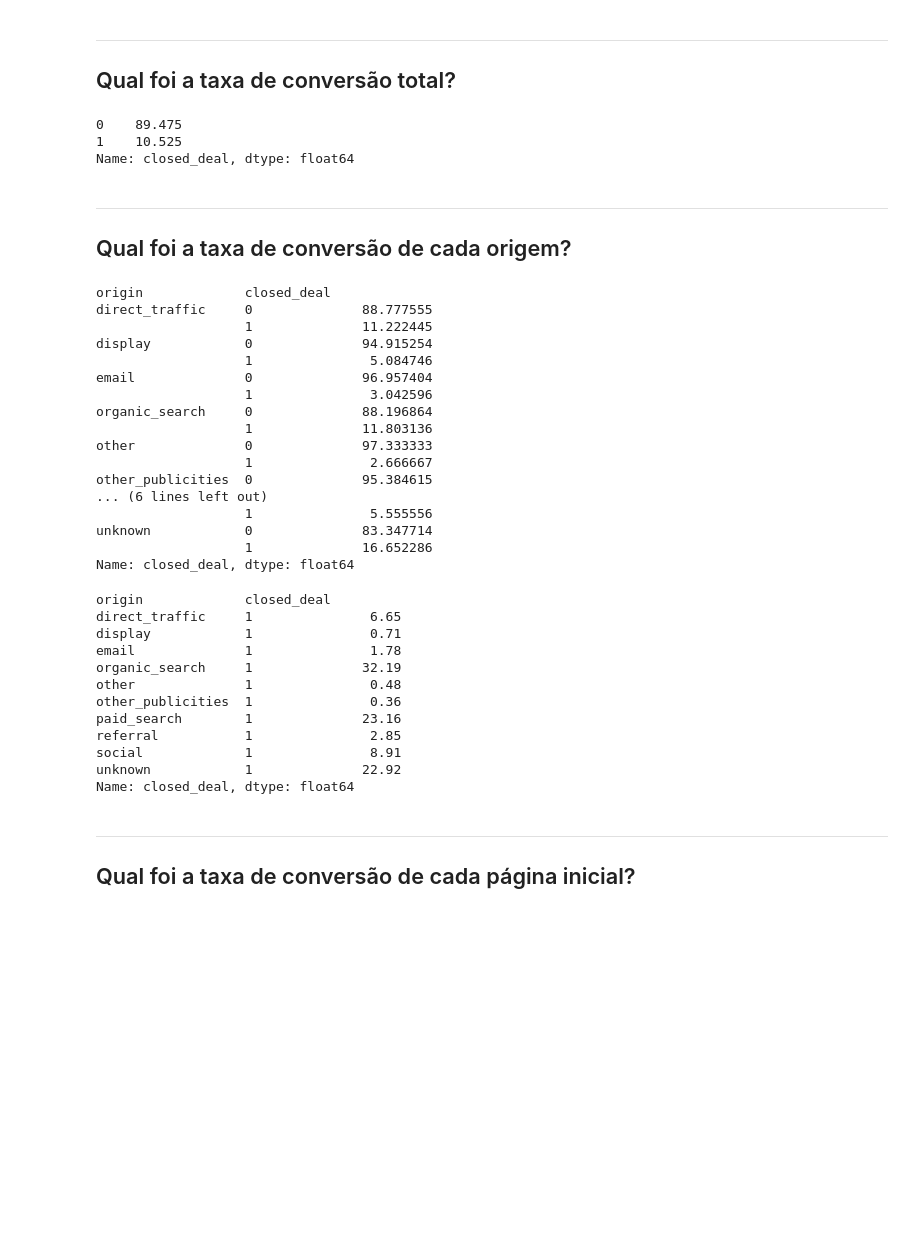
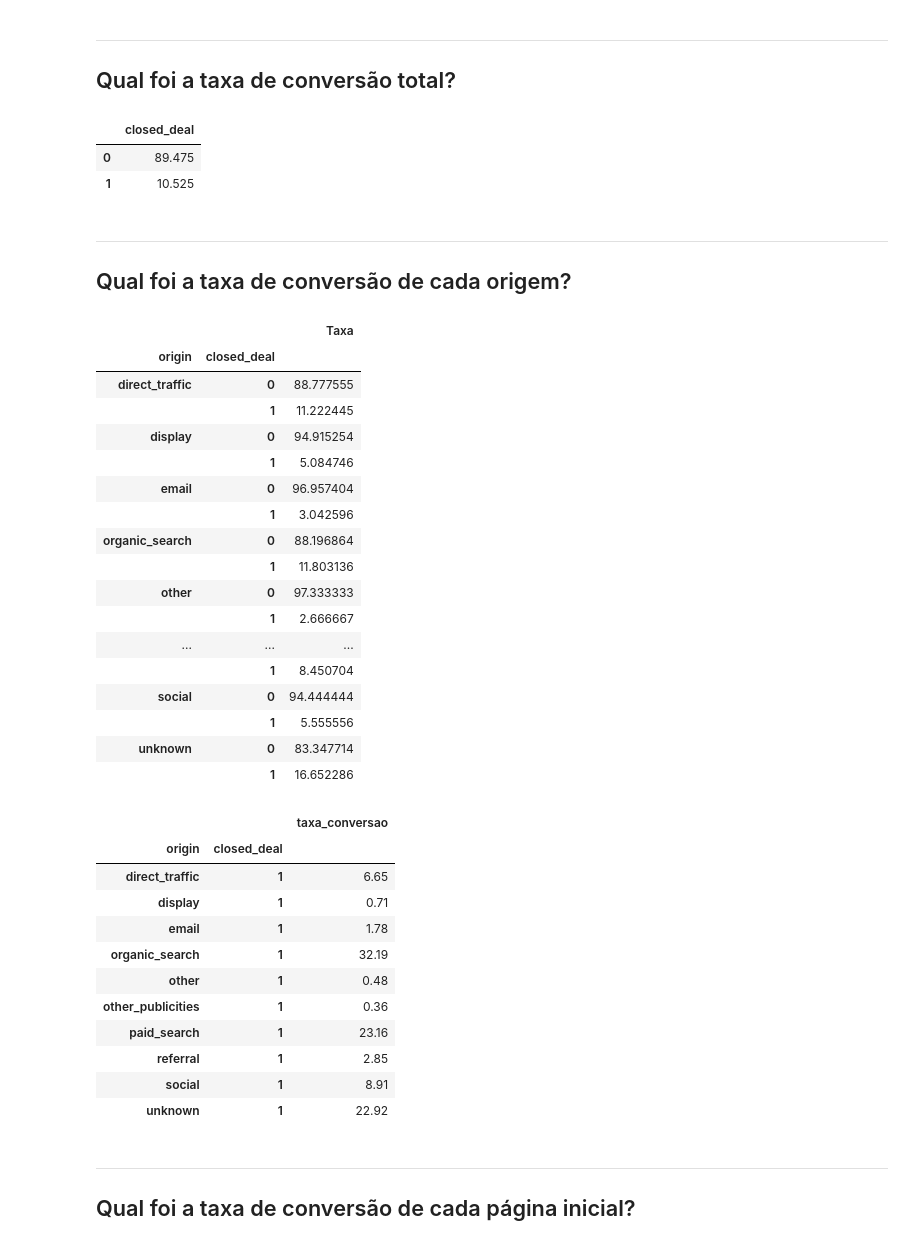
Before and after one commit to dehscardoso/projeto-lets-boti, a Jupyter notebook: olist_mkt_funnel/olist_mkt_funnel.ipynb, the cells around one changed output. Saved outputs shown, nothing was run; the diff lists cells and outputs as text; code cells hidden in the pictures; blank space fills up the shorter version.

```diff
--- a/olist_mkt_funnel/olist_mkt_funnel.ipynb
+++ b/olist_mkt_funnel/olist_mkt_funnel.ipynb
@@ -157,49 +157,52 @@ mqls_closed.head()
 ---
 ## Qual foi a taxa de conversão total?
 # %%
-mqls.closed_deal.value_counts(normalize=True)*100
+tx_conversao = mqls.closed_deal.value_counts(normalize=True)*100
+tx_conversao.to_frame()
 # %% [output]
-0    89.475
-1    10.525
-Name: closed_deal, dtype: float64
+|  | closed_deal |
+| 0 | 89.475 |
+| 1 | 10.525 |
 # %% [markdown]
 ---
 ## Qual foi a taxa de conversão de cada origem?
 # %%
-mqls.groupby('origin')['closed_deal'].value_counts(normalize=True)*100
+tx_origin = mqls.groupby('origin')['closed_deal'].value_counts(normalize=True)*100
+tx_origin.to_frame('Taxa')
 # %% [output]
-origin             closed_deal
-direct_traffic     0              88.777555
-                   1              11.222445
-display            0              94.915254
-                   1               5.084746
-email              0              96.957404
-                   1               3.042596
-organic_search     0              88.196864
-                   1              11.803136
-other              0              97.333333
-                   1               2.666667
-other_publicities  0              95.384615
-... (6 lines left out)
-                   1               5.555556
-unknown            0              83.347714
-                   1              16.652286
-Name: closed_deal, dtype: float64
+|  |  | Taxa |
+| origin | closed_deal |  |
+| direct_traffic | 0 | 88.777555 |
+|  | 1 | 11.222445 |
+| display | 0 | 94.915254 |
+|  | 1 | 5.084746 |
+| email | 0 | 96.957404 |
+|  | 1 | 3.042596 |
+| organic_search | 0 | 88.196864 |
+|  | 1 | 11.803136 |
+| other | 0 | 97.333333 |
+|  | 1 | 2.666667 |
+| ... | ... | ... |
+|  | 1 | 8.450704 |
+| social | 0 | 94.444444 |
+|  | 1 | 5.555556 |
+| unknown | 0 | 83.347714 |
+|  | 1 | 16.652286 |
 # %%
-mqls_closed.groupby('origin')['closed_deal'].value_counts().transform(lambda x: round(x/x.sum()*100, 2))
+mqls_closed.groupby('origin')['closed_deal'].value_counts().transform(lambda x: round(x/x.sum()*100, 2)).to_frame('taxa_conversao')
 # %% [output]
-origin             closed_deal
-direct_traffic     1               6.65
-display            1               0.71
-email              1               1.78
-organic_search     1              32.19
-other              1               0.48
-other_publicities  1               0.36
-paid_search        1              23.16
-referral           1               2.85
-social             1               8.91
-unknown            1              22.92
-Name: closed_deal, dtype: float64
+|  |  | taxa_conversao |
+| origin | closed_deal |  |
+| direct_traffic | 1 | 6.65 |
+| display | 1 | 0.71 |
+| email | 1 | 1.78 |
+| organic_search | 1 | 32.19 |
+| other | 1 | 0.48 |
+| other_publicities | 1 | 0.36 |
+| paid_search | 1 | 23.16 |
+| referral | 1 | 2.85 |
+| social | 1 | 8.91 |
+| unknown | 1 | 22.92 |
 # %% [markdown]
 ---
 ## Qual foi a taxa de conversão de cada página inicial?
```
Also changed, not shown: parts of 4 cells of this notebook, 4 other files.
